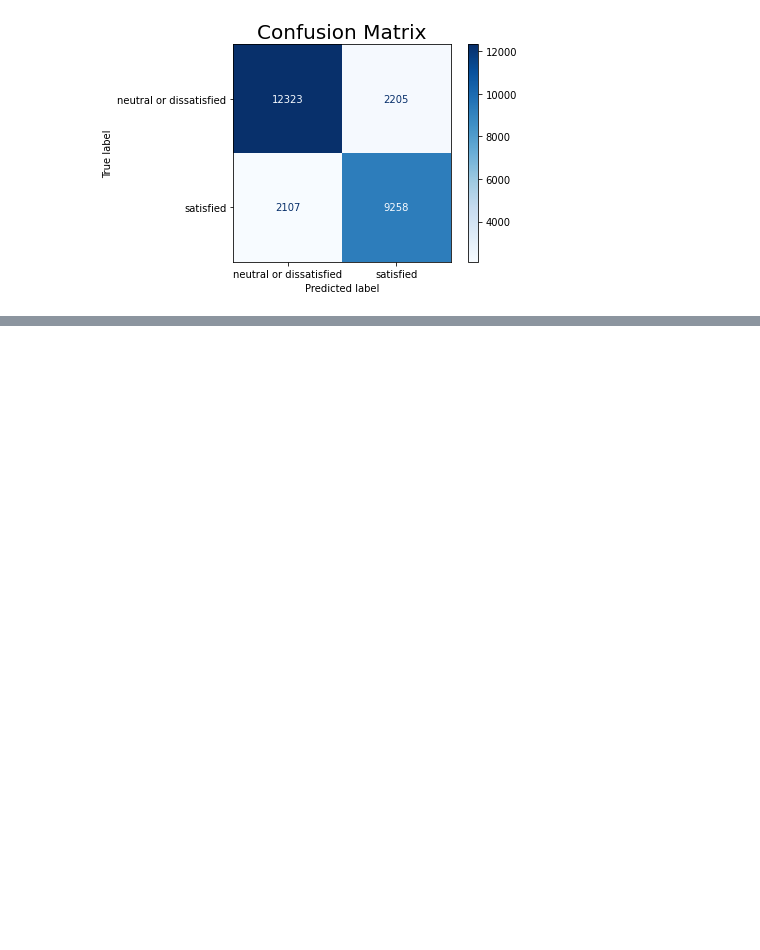
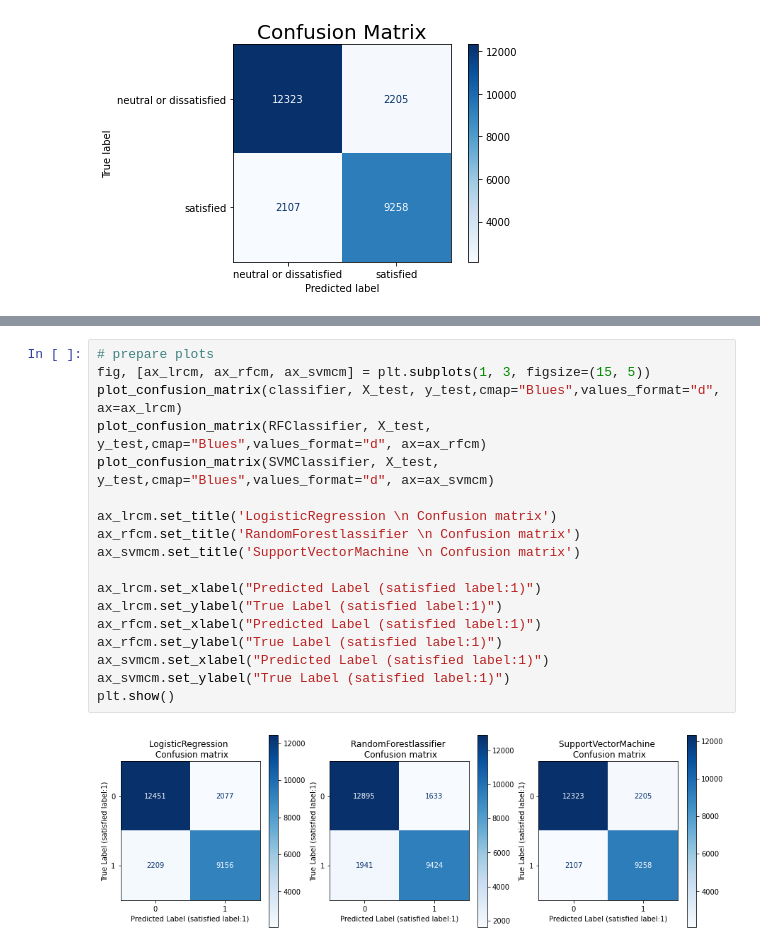
Before and after one commit to Subodh2044/Final_Project, a Jupyter notebook: Machine Learning/FeatureSelectionModelling.ipynb, the cells around one changed output, grey strips where cells are left out. Cells and saved outputs as stored; diff of their text form; blank space fills up the shorter version.

```diff
--- a/Machine Learning/FeatureSelectionModelling.ipynb
+++ b/Machine Learning/FeatureSelectionModelling.ipynb
@@ -404,0 +414,20 @@ SupportVectorMachine
+# %%
+# prepare plots
+fig, [ax_lrcm, ax_rfcm, ax_svmcm] = plt.subplots(1, 3, figsize=(15, 5))
+plot_confusion_matrix(classifier, X_test, y_test,cmap="Blues",values_format="d", ax=ax_lrcm)
+plot_confusion_matrix(RFClassifier, X_test, y_test,cmap="Blues",values_format="d", ax=ax_rfcm)
+plot_confusion_matrix(SVMClassifier, X_test, y_test,cmap="Blues",values_format="d", ax=ax_svmcm)
+
+ax_lrcm.set_title('LogisticRegression \n Confusion matrix')
+ax_rfcm.set_title('RandomForestlassifier \n Confusion matrix')
+ax_svmcm.set_title('SupportVectorMachine \n Confusion matrix')
+
+ax_lrcm.set_xlabel("Predicted Label (satisfied label:1)")
+ax_lrcm.set_ylabel("True Label (satisfied label:1)")
+ax_rfcm.set_xlabel("Predicted Label (satisfied label:1)")
+ax_rfcm.set_ylabel("True Label (satisfied label:1)")
+ax_svmcm.set_xlabel("Predicted Label (satisfied label:1)")
+ax_svmcm.set_ylabel("True Label (satisfied label:1)")
+plt.show()
+# %% [output]
+[figure, added]
```
Also changed, not shown: parts of 1 cell of this notebook.
